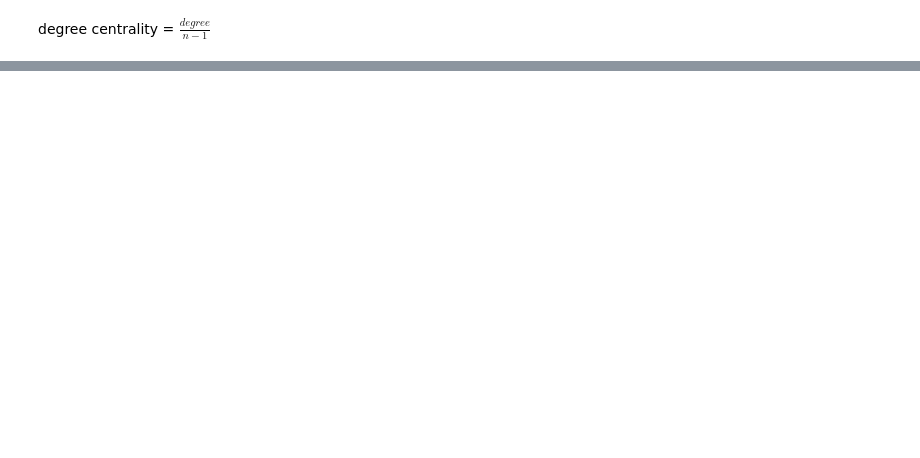
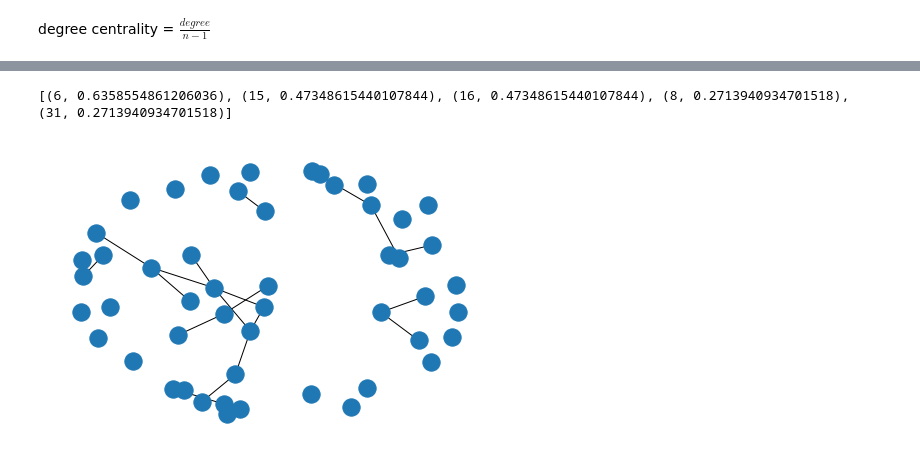
Before and after one commit to henrymjohnson/networks-research, a Jupyter notebook: src/notes/exploring.ipynb, the cells around one changed output, grey strips where cells are left out. Cells and saved outputs as stored; diff of their text form; code cells hidden in the pictures; blank space fills up the shorter version.

```diff
--- a/src/notes/exploring.ipynb
+++ b/src/notes/exploring.ipynb
@@ -135,0 +148,14 @@ Decay Centrality = $C_{i}^{d}(g) = \sum_{j \ne i}\delta^{I(i,j)}$
+# %%
+# determine eigenvector centrality of rand_graph
+eig = nx.eigenvector_centrality(rand_graph)
+# top 5 eigenvectory centrality nodes
+print(sorted(eig.items(), key=lambda x: x[1], reverse=True)[:5])
+# %% [output]
+[(6, 0.6358554861206036), (15, 0.47348615440107844), (16, 0.47348615440107844), (8, 0.2713940934701518), (31, 0.2713940934701518)]
+# %%
+p = 0.02
+poisson_graph_02 = nx.fast_gnp_random_graph(n=50, p=p, directed=False)
+pos = nx.spring_layout(poisson_graph_02, k=0.5)
+nx.draw(poisson_graph_02, pos=pos, with_labels=False)
+# %% [output]
+[figure, added]
```
Also changed, not shown: parts of 20 cells of this notebook, 5 other files.
